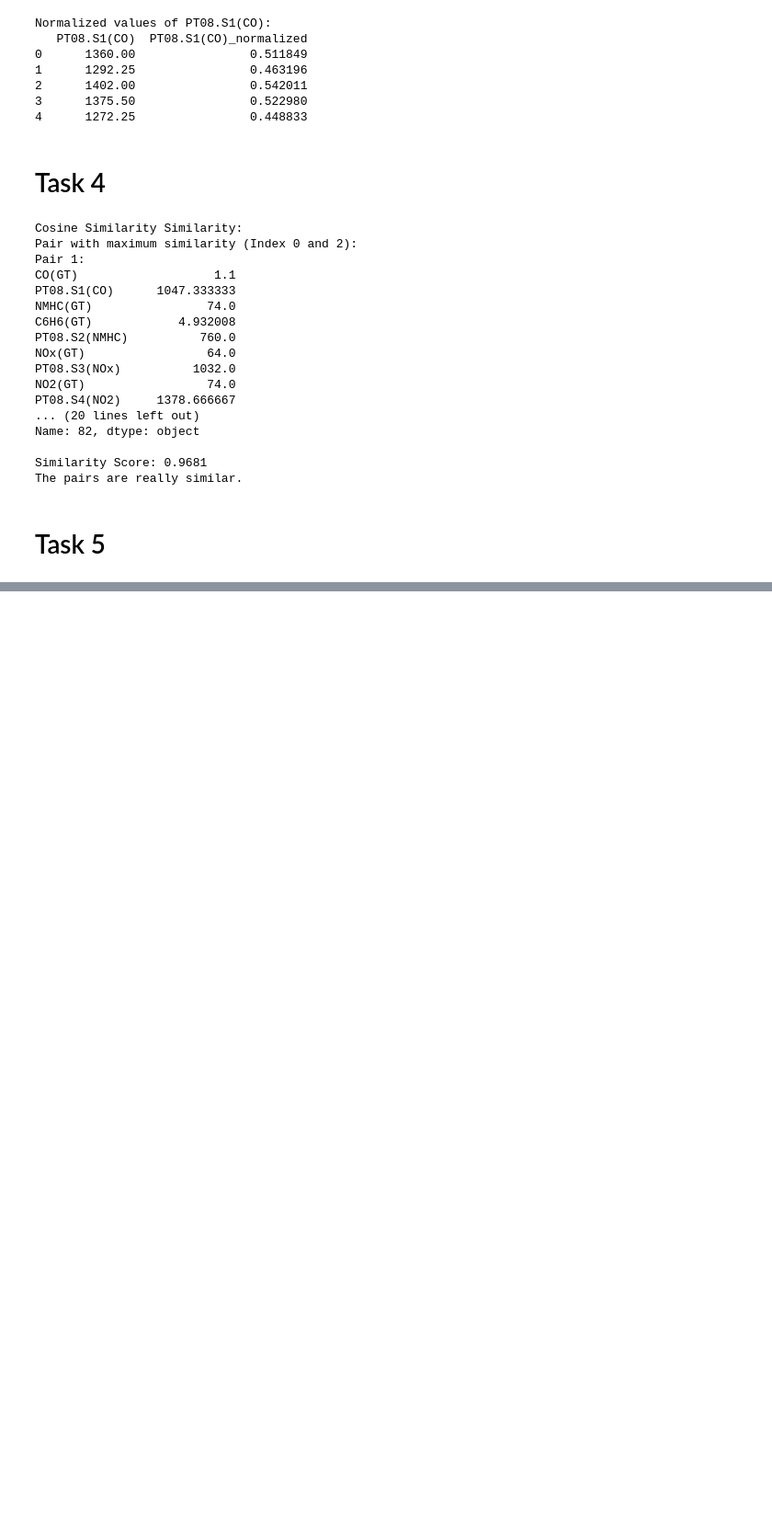
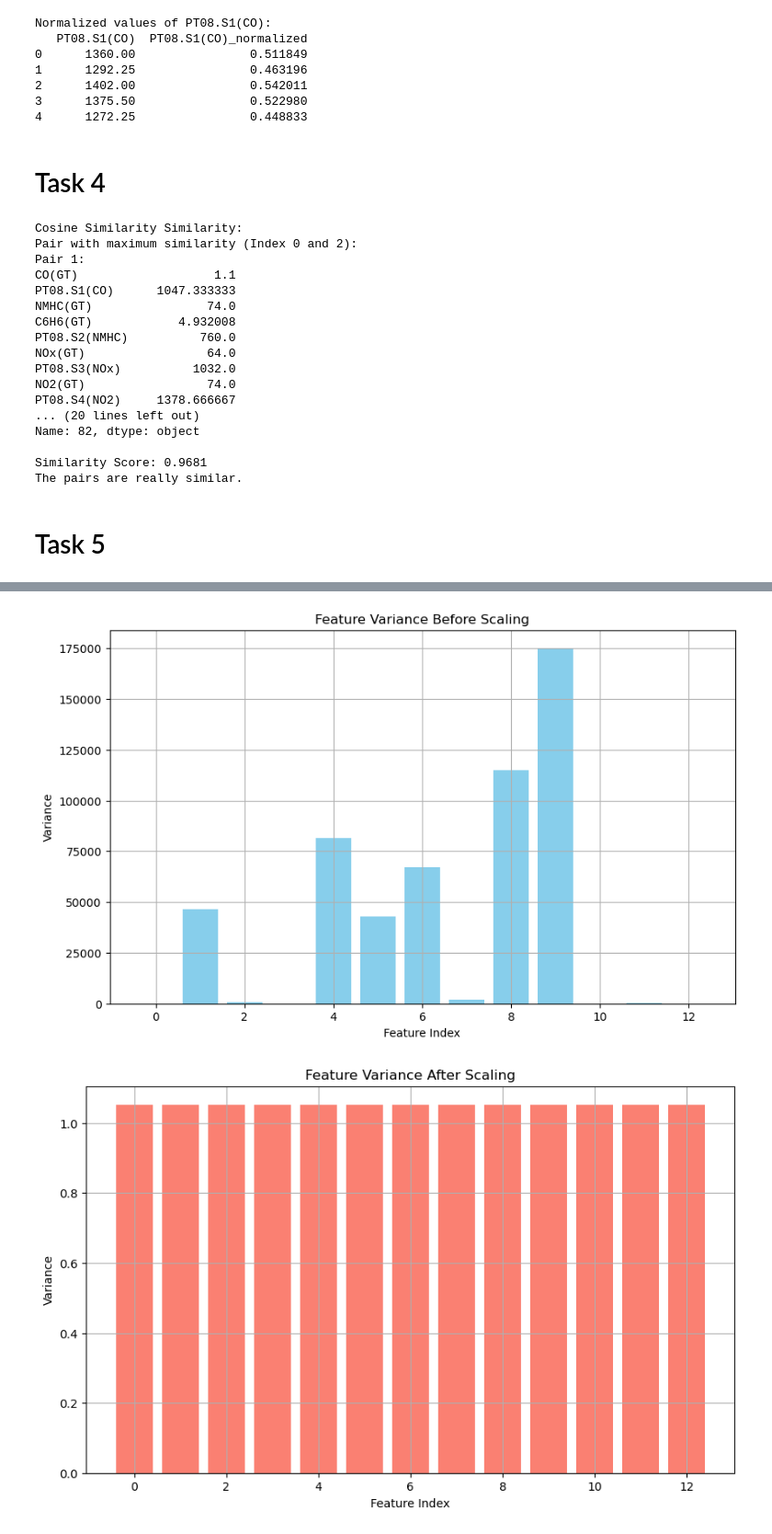
Before and after one commit to UdayKiran112/Data-Mining-Assg1, a Jupyter notebook: Assg1.ipynb, the cells around one changed output, grey strips where cells are left out. Shown: that part at 92% size. Saved outputs shown, nothing was run; the diff lists cells and outputs as text; code cells hidden in the pictures; blank space fills up the shorter version.

```diff
--- a/Assg1.ipynb
+++ b/Assg1.ipynb
@@ -319,0 +540,50 @@ The pairs are really similar.
+# %%
+import matplotlib.pyplot as plt
+
+# Dimension Analysis
+def analyze_dimensions(features, scaled_features):
+    # Number of features (dimensions)
+    num_features = features.shape[1]
+
+    # Compute the variance of each feature before scaling
+    variance_before_scaling = features.var()
+
+    # Compute the variance of each feature after scaling
+    scaled_variance = pd.DataFrame(scaled_features).var()
+
+    # Plot variance before scaling
+    plt.figure(figsize=(10, 6))
+    plt.bar(range(num_features), variance_before_scaling, color='skyblue')
+    plt.xlabel('Feature Index')
+    plt.ylabel('Variance')
+    plt.title('Feature Variance Before Scaling')
+    plt.grid(True)
+    plt.savefig('Feature Variance Before Scaling.png')
+    plt.show()
+
+    # Plot variance after scaling
+    plt.figure(figsize=(10, 6))
+    plt.bar(range(num_features), scaled_variance, color='salmon')
+    plt.xlabel('Feature Index')
+    plt.ylabel('Variance')
+    plt.title('Feature Variance After Scaling')
+    plt.grid(True)
+    plt.savefig('Feature Variance After Scaling.png')
+    plt.show()
+
+    # Print dimension details
+    print("Dimension Analysis:\n")
+    print(f"Number of Features (Dimensions): {num_features}")
+    print("\nFeature Variance Before Scaling:")
+    for i, var in enumerate(variance_before_scaling, start=1):
+        print(f"Feature {i}: {var:.4f}")
+
+    print("\nFeature Variance After Scaling:")
+    for i, var in enumerate(scaled_variance, start=1):
+        print(f"Feature {i}: {var:.4f}")
+
+# Perform dimension analysis on the original dataset
+analyze_dimensions(features, scaled_features)
+# %% [output]
+[figure, added]
+[figure, added]
```
Also changed, not shown: parts of 5 cells of this notebook, 6 other files.
